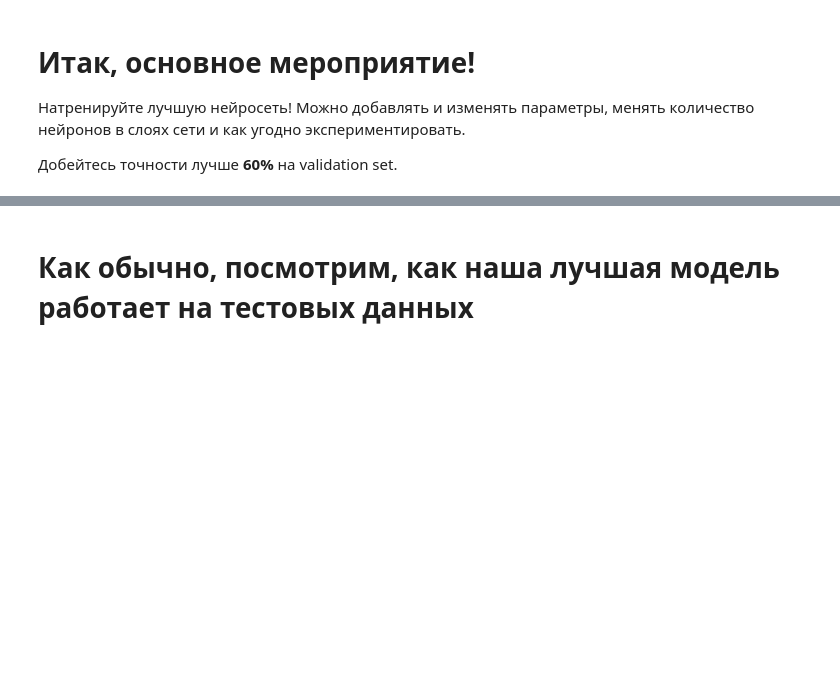
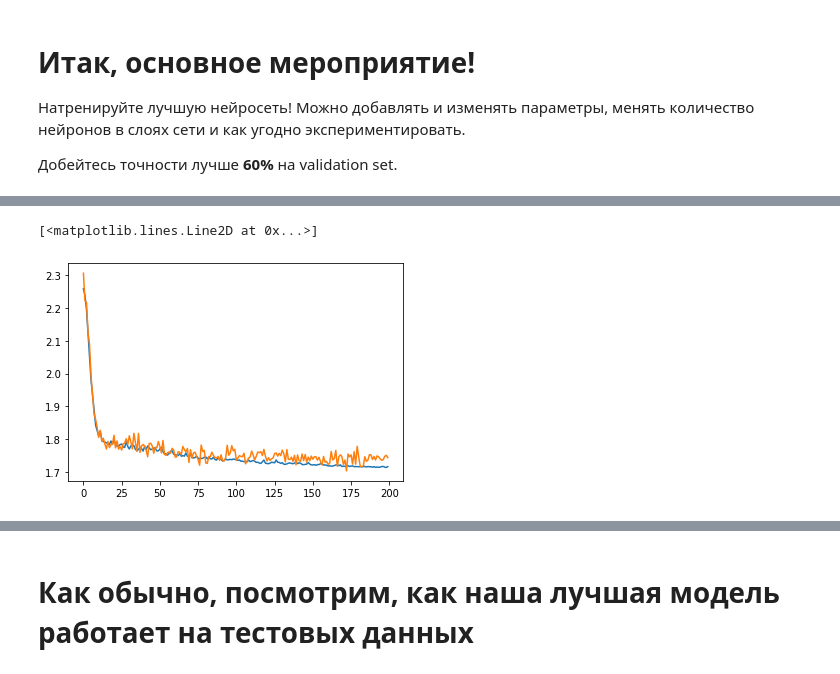
Before and after one commit to savchenkoyana/dlcourse_ai, a Jupyter notebook: assignments/assignment2/Neural Network.ipynb, the cells around one changed output, grey strips where cells are left out. Cells and saved outputs as stored; diff of their text form; code cells hidden in the pictures; blank space fills up the shorter version.

```diff
--- a/assignments/assignment2/Neural Network.ipynb
+++ b/assignments/assignment2/Neural Network.ipynb
@@ -392,0 +356,8 @@ plt.plot(val_history)
+# %%
+dataset = Dataset(train_X, train_y, val_X, val_y)
+
+model = TwoLayerNet(n_input = train_X.shape[1], n_output = 10, hidden_layer_size = 100, reg = 0.01)
+trainer = Trainer(model, dataset, MomentumSGD(), learning_rate=1e-1, learning_rate_decay=0.99,
+                  num_epochs=200, batch_size=300)
+
+train_loss_history, val_loss_history, train_history, val_history = trainer.fit()
@@ -392,0 +382,6 @@ plt.plot(val_history)
+# %%
+plt.plot(train_loss_history)
+plt.plot(val_loss_history)
+# %% [output]
+[<matplotlib.lines.Line2D at 0x...>]
+[figure, added]
```
Also changed, not shown: parts of 15 cells of this notebook, 2 other files.
